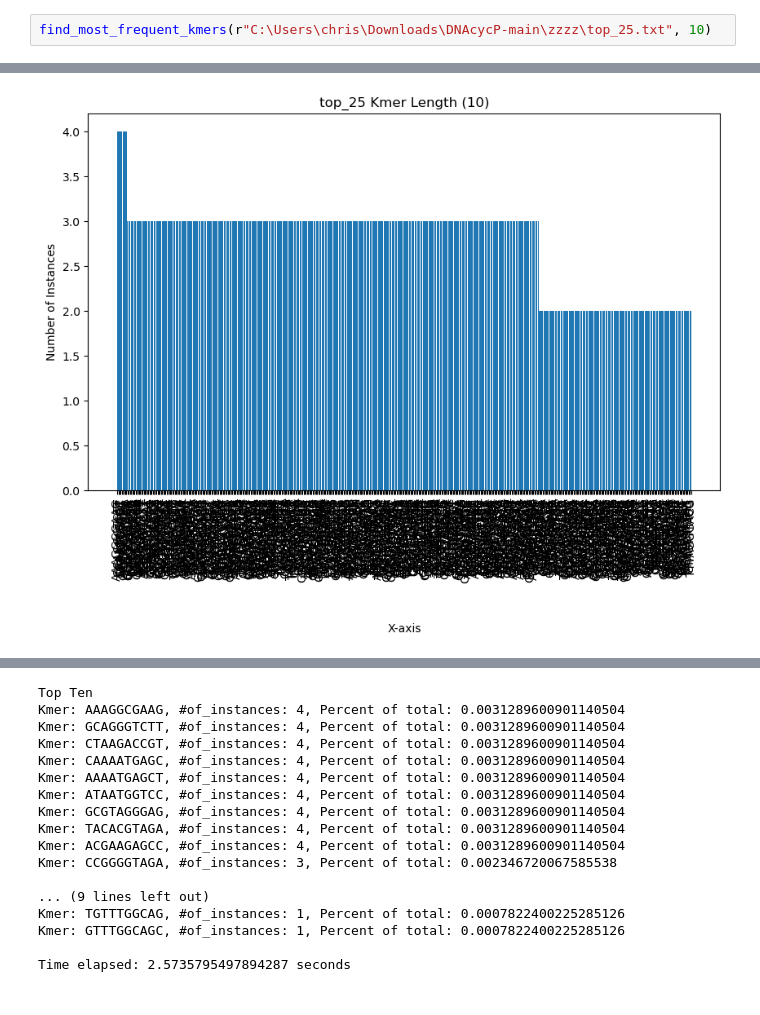
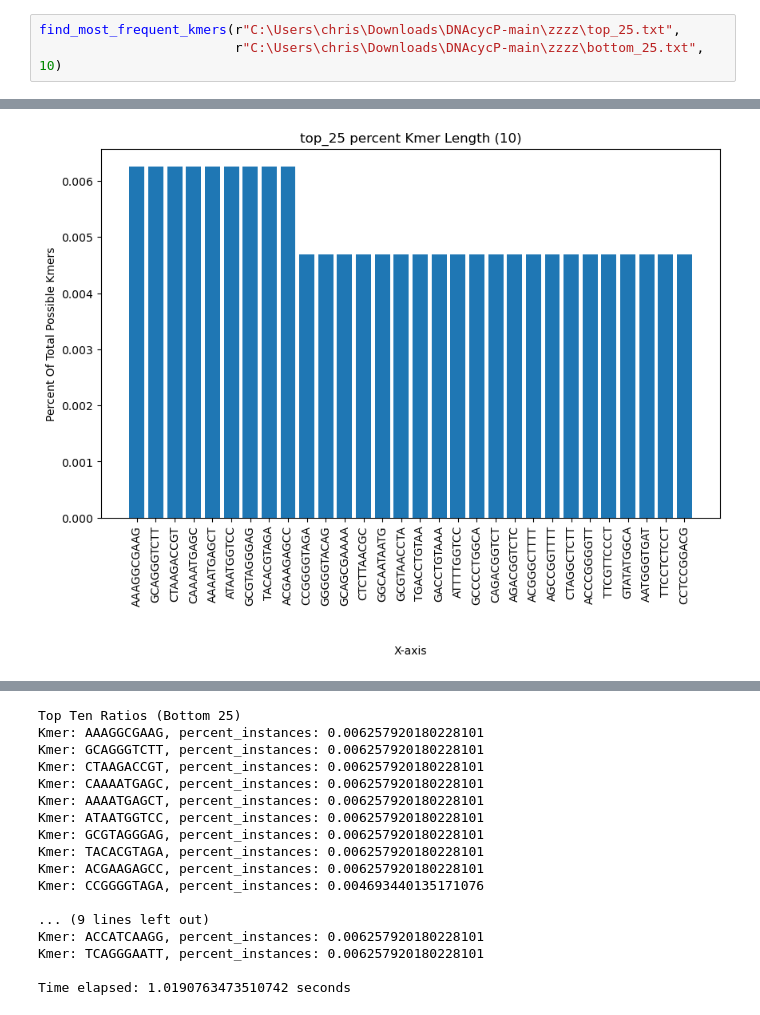
Before and after one commit to Typhlosion123/Kmer-Similarity, a Jupyter notebook: kmer_similarity.ipynb, the cells around one changed output, grey strips where cells are left out. Saved outputs shown, nothing was run; the diff lists cells and outputs as text.

```diff
--- a/kmer_similarity.ipynb
+++ b/kmer_similarity.ipynb
@@ -454,3 +362,4 @@ Time elapsed: 2.5596301555633545 seconds
 # %%
-find_most_frequent_kmers(r"C:\Users\chris\Downloads\DNAcycP-main\zzzz\top_25.txt", 10)
+find_most_frequent_kmers(r"C:\Users\chris\Downloads\DNAcycP-main\zzzz\top_25.txt",
+                         r"C:\Users\chris\Downloads\DNAcycP-main\zzzz\bottom_25.txt", 10)
 # %% [output]
@@ -458 +367 @@ find_most_frequent_kmers(r"C:\Users\chris\Downloads\DNAcycP-main\zzzz\top_25.txt
-[figure, old version]
+[figure, new version]
@@ -459,17 +370,17 @@ find_most_frequent_kmers(r"C:\Users\chris\Downloads\DNAcycP-main\zzzz\top_25.txt
-Top Ten
-Kmer: AAAGGCGAAG, #of_instances: 4, Percent of total: 0.0031289600901140504
-Kmer: GCAGGGTCTT, #of_instances: 4, Percent of total: 0.0031289600901140504
-Kmer: CTAAGACCGT, #of_instances: 4, Percent of total: 0.0031289600901140504
-Kmer: CAAAATGAGC, #of_instances: 4, Percent of total: 0.0031289600901140504
-Kmer: AAAATGAGCT, #of_instances: 4, Percent of total: 0.0031289600901140504
-Kmer: ATAATGGTCC, #of_instances: 4, Percent of total: 0.0031289600901140504
-Kmer: GCGTAGGGAG, #of_instances: 4, Percent of total: 0.0031289600901140504
-Kmer: TACACGTAGA, #of_instances: 4, Percent of total: 0.0031289600901140504
-Kmer: ACGAAGAGCC, #of_instances: 4, Percent of total: 0.0031289600901140504
-Kmer: CCGGGGTAGA, #of_instances: 3, Percent of total: 0.002346720067585538
+Top Ten Ratios (Bottom 25)
+Kmer: AAAGGCGAAG, percent_instances: 0.006257920180228101
+Kmer: GCAGGGTCTT, percent_instances: 0.006257920180228101
+Kmer: CTAAGACCGT, percent_instances: 0.006257920180228101
+Kmer: CAAAATGAGC, percent_instances: 0.006257920180228101
+Kmer: AAAATGAGCT, percent_instances: 0.006257920180228101
+Kmer: ATAATGGTCC, percent_instances: 0.006257920180228101
+Kmer: GCGTAGGGAG, percent_instances: 0.006257920180228101
+Kmer: TACACGTAGA, percent_instances: 0.006257920180228101
+Kmer: ACGAAGAGCC, percent_instances: 0.006257920180228101
+Kmer: CCGGGGTAGA, percent_instances: 0.004693440135171076
 
 ... (9 lines left out)
-Kmer: TGTTTGGCAG, #of_instances: 1, Percent of total: 0.0007822400225285126
-Kmer: GTTTGGCAGC, #of_instances: 1, Percent of total: 0.0007822400225285126
+Kmer: ACCATCAAGG, percent_instances: 0.006257920180228101
+Kmer: TCAGGGAATT, percent_instances: 0.006257920180228101
 
-Time elapsed: 2.5735795497894287 seconds
+Time elapsed: 1.0190763473510742 seconds
```
Also changed, not shown: parts of 19 cells of this notebook.
